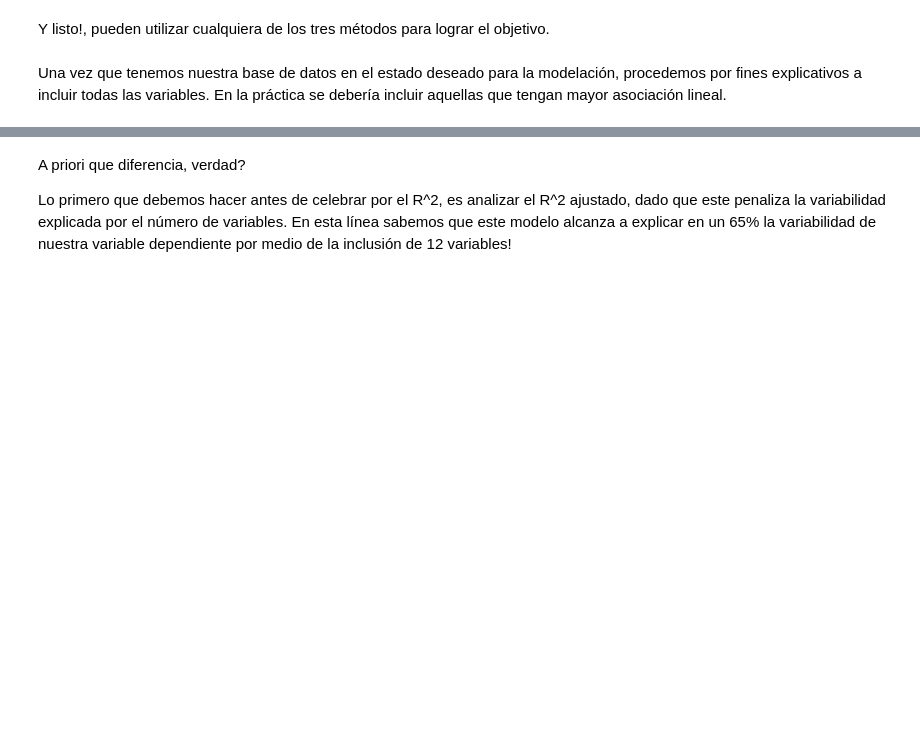
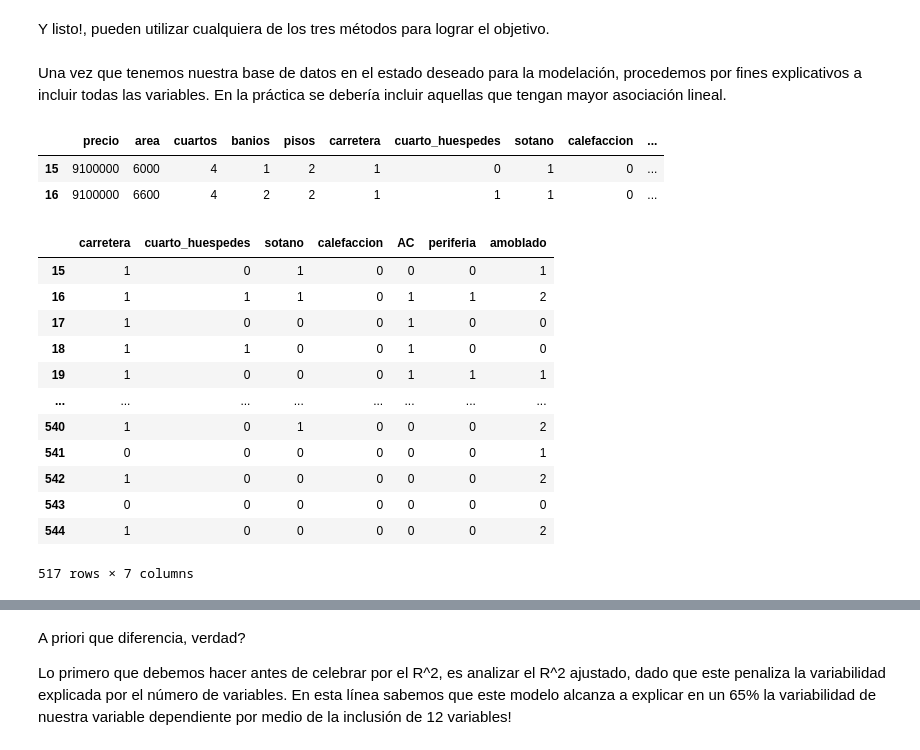
Before and after one commit to marcecevallos/UDLA_Analitica_predictiva, a Jupyter notebook: Regresión múltiple aplicada/Unidad_No. 2_Regresion múltiple aplicada.ipynb, the cells around one changed output, grey strips where cells are left out. Saved outputs shown, nothing was run; the diff lists cells and outputs as text; code cells hidden in the pictures; blank space fills up the shorter version.

```diff
--- a/Regresión múltiple aplicada/Unidad_No. 2_Regresion múltiple aplicada.ipynb
+++ b/Regresión múltiple aplicada/Unidad_No. 2_Regresion múltiple aplicada.ipynb
@@ -272,6 +275,28 @@ df
 Y listo!, pueden utilizar cualquiera de los tres métodos para lograr el objetivo.
 # %% [markdown]
 Una vez que tenemos nuestra base de datos en el estado deseado para la modelación, procedemos por fines explicativos a incluir todas las variables. En la práctica se debería incluir aquellas que tengan mayor asociación lineal.
+# %%
+df.head(2)
+# %% [output]
+|  | precio | area | cuartos | banios | pisos | carretera | cuarto_huespedes | sotano | calefaccion | ... |
+| 15 | 9100000 | 6000 | 4 | 1 | 2 | 1 | 0 | 1 | 0 | ... |
+| 16 | 9100000 | 6600 | 4 | 2 | 2 | 1 | 1 | 1 | 0 | ... |
+# %%
+df[var_cualitativas].astype("category")
+# %% [output]
+|  | carretera | cuarto_huespedes | sotano | calefaccion | AC | periferia | amoblado |
+| 15 | 1 | 0 | 1 | 0 | 0 | 0 | 1 |
+| 16 | 1 | 1 | 1 | 0 | 1 | 1 | 2 |
+| 17 | 1 | 0 | 0 | 0 | 1 | 0 | 0 |
+| 18 | 1 | 1 | 0 | 0 | 1 | 0 | 0 |
+| 19 | 1 | 0 | 0 | 0 | 1 | 1 | 1 |
+| ... | ... | ... | ... | ... | ... | ... | ... |
+| 540 | 1 | 0 | 1 | 0 | 0 | 0 | 2 |
+| 541 | 0 | 0 | 0 | 0 | 0 | 0 | 1 |
+| 542 | 1 | 0 | 0 | 0 | 0 | 0 | 2 |
+| 543 | 0 | 0 | 0 | 0 | 0 | 0 | 0 |
+| 544 | 1 | 0 | 0 | 0 | 0 | 0 | 2 |
+517 rows × 7 columns
 # %%
 regresion = ols("log_precio ~ area + cuartos + banios + pisos + carretera + cuarto_huespedes + sotano + calefaccion +\
                 AC + parqueadero + periferia + amoblado", data=df)
```
Also changed, not shown: parts of 11 cells of this notebook.
